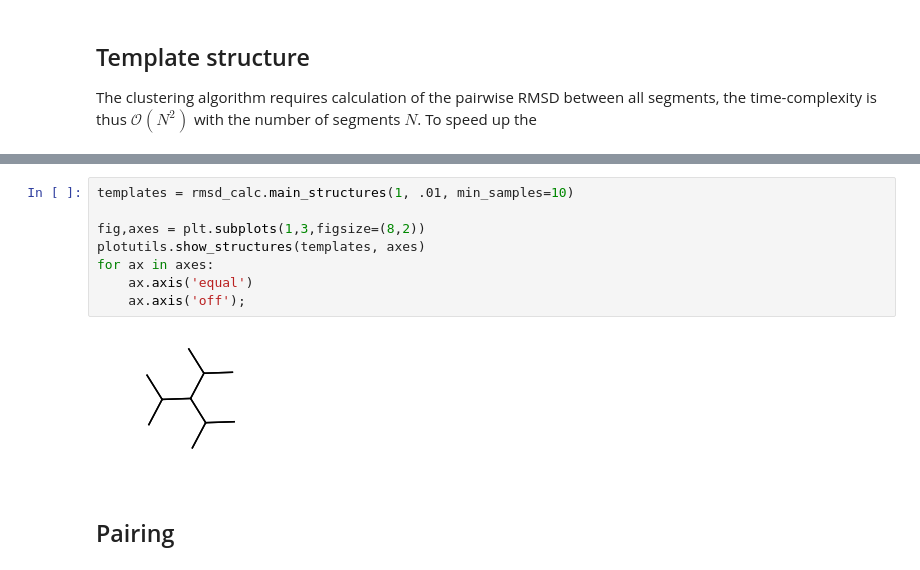
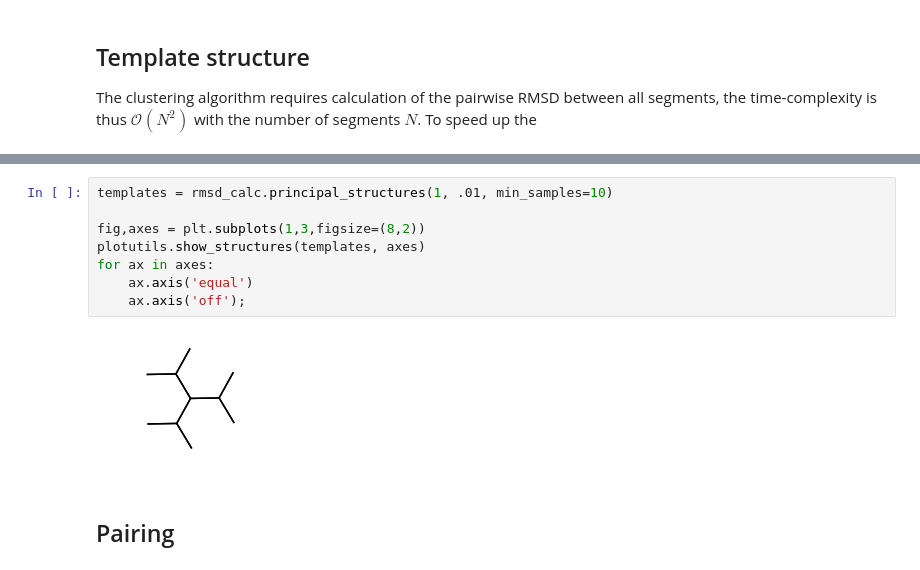
Before and after one commit to jacobjma/point-segment-matching, a Jupyter notebook: notebooks/poly_graphene_unsupervised.ipynb, the cells around one changed output, grey strips where cells are left out. Drawn from its saved outputs; the diff is of its cells as text.

```diff
--- a/notebooks/poly_graphene_unsupervised.ipynb
+++ b/notebooks/poly_graphene_unsupervised.ipynb
@@ -85,13 +84,13 @@ ax.axis('off');
 # %%
-templates = rmsd_calc.main_structures(1, .01, min_samples=10)
+templates = rmsd_calc.principal_structures(1, .01, min_samples=10)
 
 fig,axes = plt.subplots(1,3,figsize=(8,2))
 plotutils.show_structures(templates, axes)
 for ax in axes:
     ax.axis('equal')
     ax.axis('off');
 # %% [output]
-[figure, old version]
+[figure, new version]
 # %% [markdown]
 ## Pairing
 # %%
```
Also changed, not shown: parts of 6 cells of this notebook, 7 other files.
